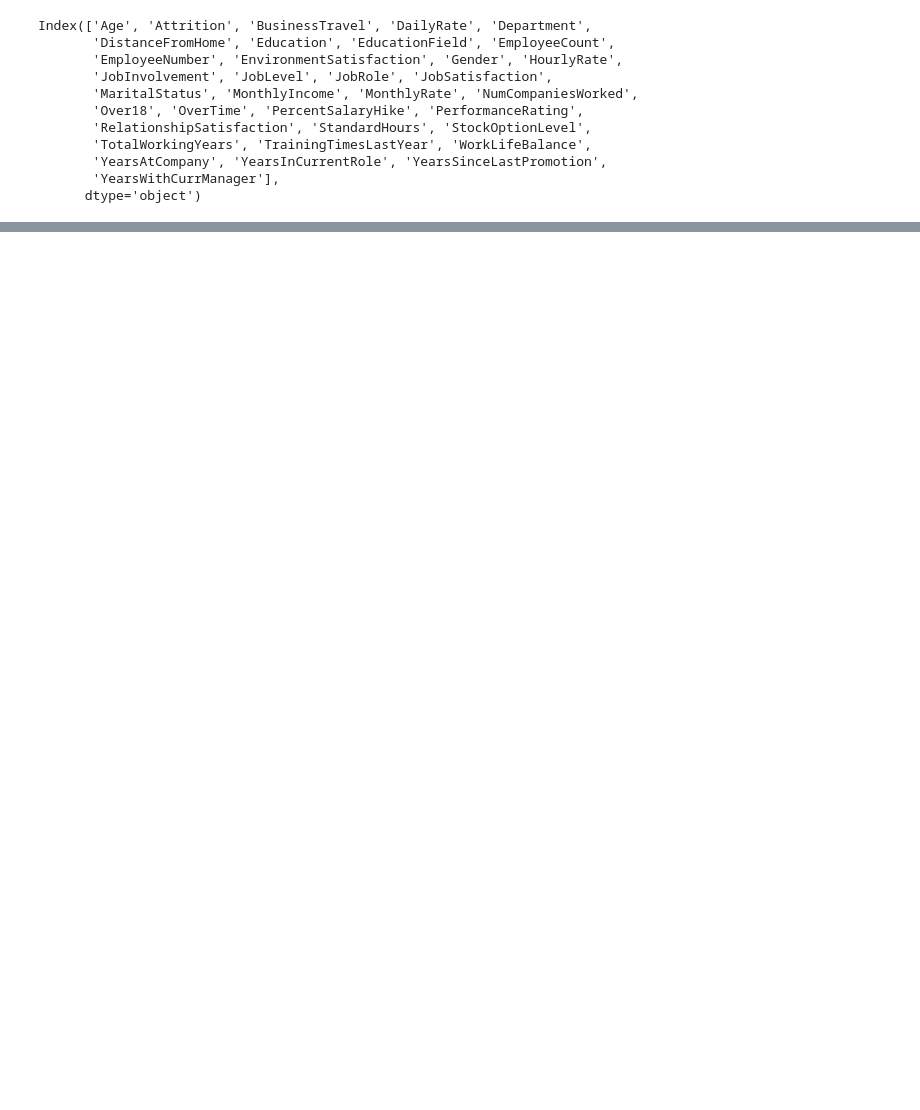
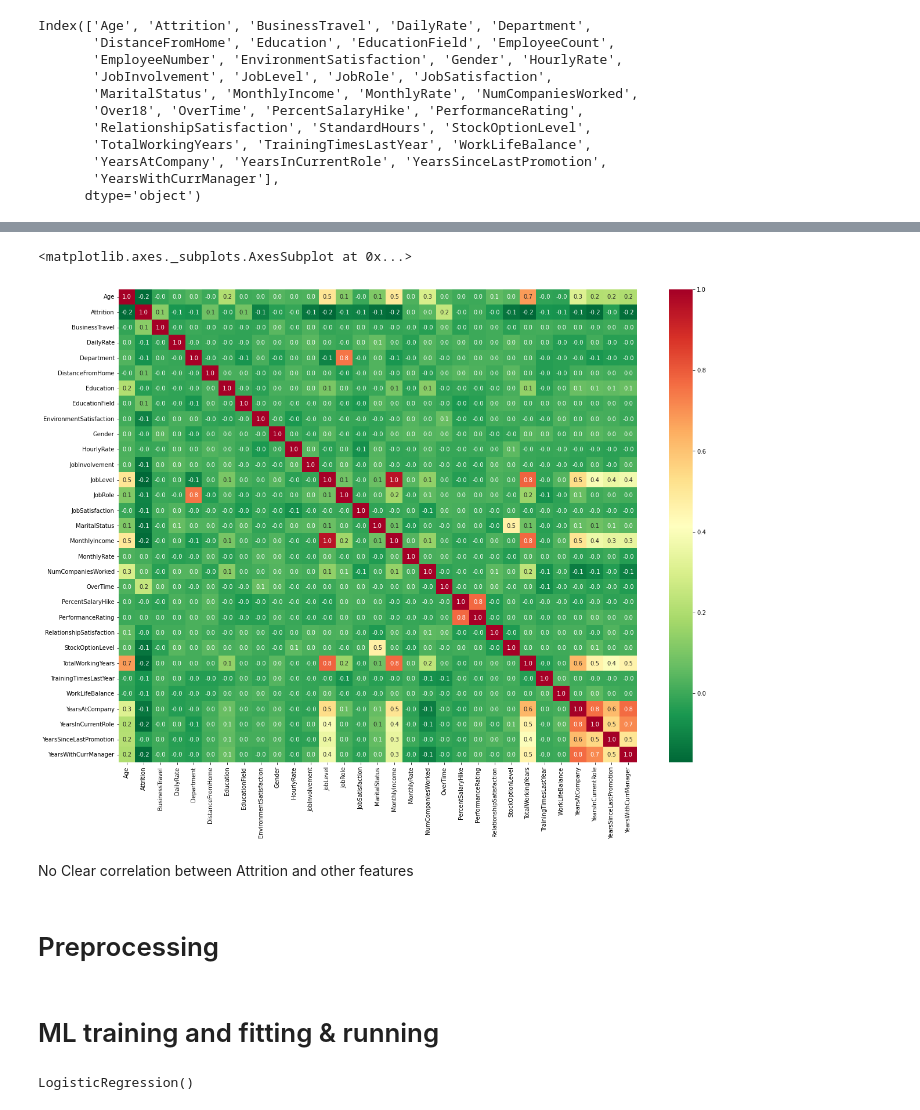
Before and after one commit to dalemunroe/project-4_group-2, a Jupyter notebook: workbook.ipynb, the cells around one changed output, grey strips where cells are left out. Drawn from its saved outputs; the diff is of its cells as text; code cells hidden in the pictures; blank space fills up the shorter version.

Commit message:
ETL, Preprocessing & model fit/train

```diff
--- a/workbook.ipynb
+++ b/workbook.ipynb
@@ -71,0 +198,4 @@ dtype: object
+# %%
+# Calculate correlation between features.
+corr_df = clean_df.corr()
+corr_df
@@ -71,0 +220,10 @@ dtype: object
+# %%
+plt.figure(figsize=(20,15))
+sns.heatmap(corr_df,annot=True,cbar=True,cmap="RdYlGn_r",fmt='.1f')
+# %% [output]
+<matplotlib.axes._subplots.AxesSubplot at 0x...>
+[figure, added]
+# %% [markdown]
+No Clear correlation between Attrition and other features
+# %% [markdown]
+# Preprocessing
@@ -71,0 +240,9 @@ dtype: object
+# %% [markdown]
+# ML training and fitting & running
+# %%
+# Train a Logistic Regression model and print the model score
+
+classifier = LogisticRegression()
+classifier
+# %% [output]
+LogisticRegression()
```
Also changed, not shown: parts of 25 cells of this notebook, 2 other files.
